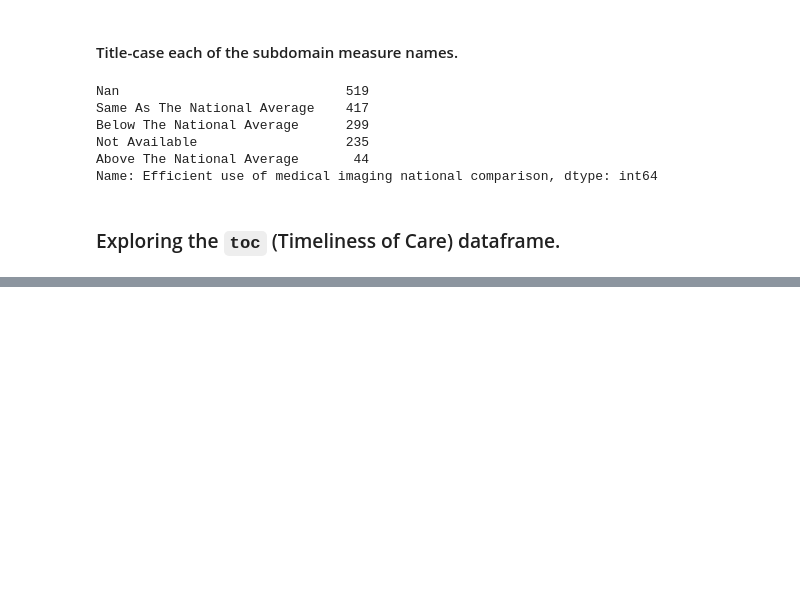
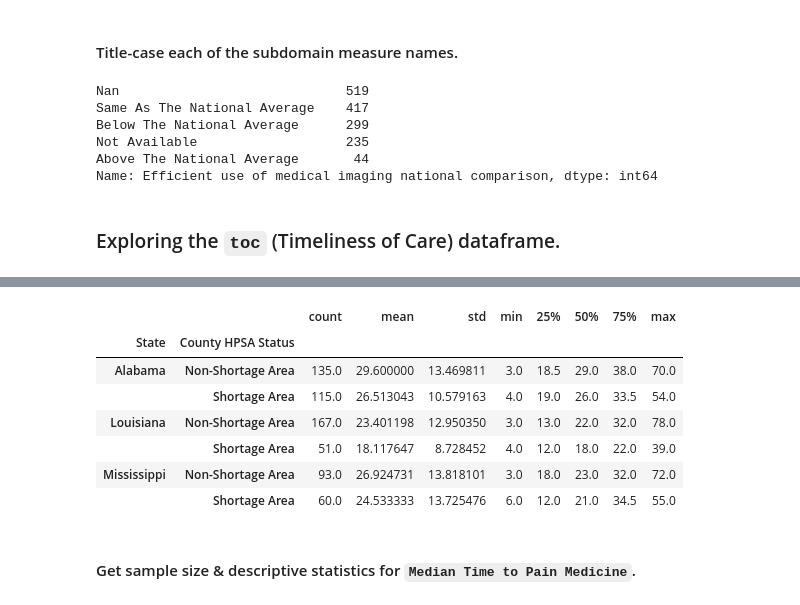
Before and after one commit to valeriemagalong/Healthcare-Shortages, a Jupyter notebook: cms_subdomains_eda.ipynb, the cells around one changed output, grey strips where cells are left out. Drawn from its saved outputs; the diff is of its cells as text; code cells hidden in the pictures; blank space fills up the shorter version.

```diff
--- a/cms_subdomains_eda.ipynb
+++ b/cms_subdomains_eda.ipynb
@@ -80,0 +122,7 @@ memory usage: 1.1+ MB
+# %%
+# Get sample size
+measure = toc[toc['Measure Name'] == 'Median Time Spent in ED Before Seen by Health Professional']
+
+facility_groups = measure.groupby(['State', 'County HPSA Status', 'Facility ID'])
+
+facility_groups['Score'].describe().reset_index().groupby(['State', 'County HPSA Status'])['Facility ID'].count()
@@ -80,0 +138,14 @@ memory usage: 1.1+ MB
+# %%
+# Get descriptive statistics
+measure.groupby(['State', 'County HPSA Status'])['Score'].describe()
+# %% [output]
+|  |  | count | mean | std | min | 25% | 50% | 75% | max |
+| State | County HPSA Status |  |  |  |  |  |  |  |  |
+| Alabama | Non-Shortage Area | 135.0 | 29.600000 | 13.469811 | 3.0 | 18.5 | 29.0 | 38.0 | 70.0 |
+|  | Shortage Area | 115.0 | 26.513043 | 10.579163 | 4.0 | 19.0 | 26.0 | 33.5 | 54.0 |
+| Louisiana | Non-Shortage Area | 167.0 | 23.401198 | 12.950350 | 3.0 | 13.0 | 22.0 | 32.0 | 78.0 |
+|  | Shortage Area | 51.0 | 18.117647 | 8.728452 | 4.0 | 12.0 | 18.0 | 22.0 | 39.0 |
+| Mississippi | Non-Shortage Area | 93.0 | 26.924731 | 13.818101 | 3.0 | 18.0 | 23.0 | 32.0 | 72.0 |
+|  | Shortage Area | 60.0 | 24.533333 | 13.725476 | 6.0 | 12.0 | 21.0 | 34.5 | 55.0 |
+# %% [markdown]
+#### Get sample size & descriptive statistics for `Median Time to Pain Medicine`.
```
Also changed, not shown: parts of 15 cells of this notebook, 4 other files.
